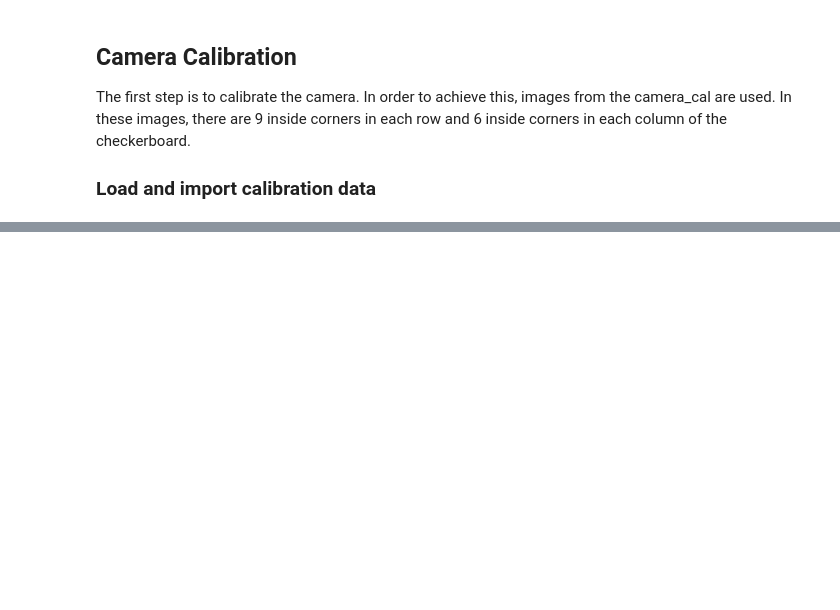
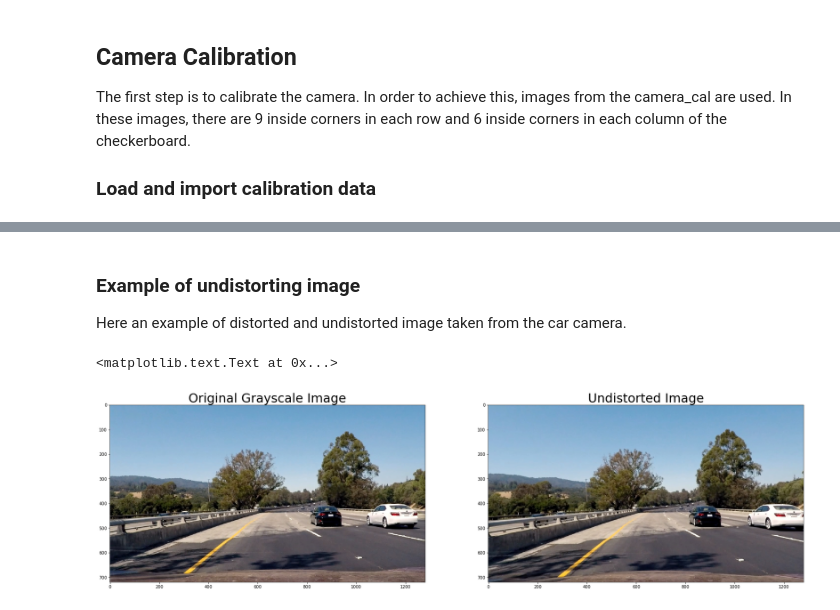
Before and after one commit to alisoltani/UdacityCarND-Project4, a Jupyter notebook: AdvancedLaneDetection.ipynb, the cells around one changed output, grey strips where cells are left out. Drawn from its saved outputs; the diff is of its cells as text; code cells hidden in the pictures; blank space fills up the shorter version.

```diff
--- a/AdvancedLaneDetection.ipynb
+++ b/AdvancedLaneDetection.ipynb
@@ -49,0 +84,19 @@ if ret == True:
+# %% [markdown]
+### Example of undistorting image
+Here an example of distorted and undistorted image taken from the car camera.
+# %%
+image = mpimg.imread('test_images/test4.jpg')
+
+# Do camera calibration given object points and image points
+ret, mtx, dist, rvecs, tvecs = cv2.calibrateCamera(objpoints, imgpoints, gray.shape[::-1],None,None)
+undist = cv2.undistort(image, mtx, dist, None, mtx)
+
+# Visualize undistortion
+f, (ax1, ax2) = plt.subplots(1, 2, figsize=(30,10))
+ax1.imshow(image)
+ax1.set_title('Original Grayscale Image', fontsize=30)
+ax2.imshow(undist)
+ax2.set_title('Undistorted Image', fontsize=30)
+# %% [output]
+<matplotlib.text.Text at 0x...>
+[figure, added]
```
Also changed, not shown: parts of 21 cells of this notebook.
